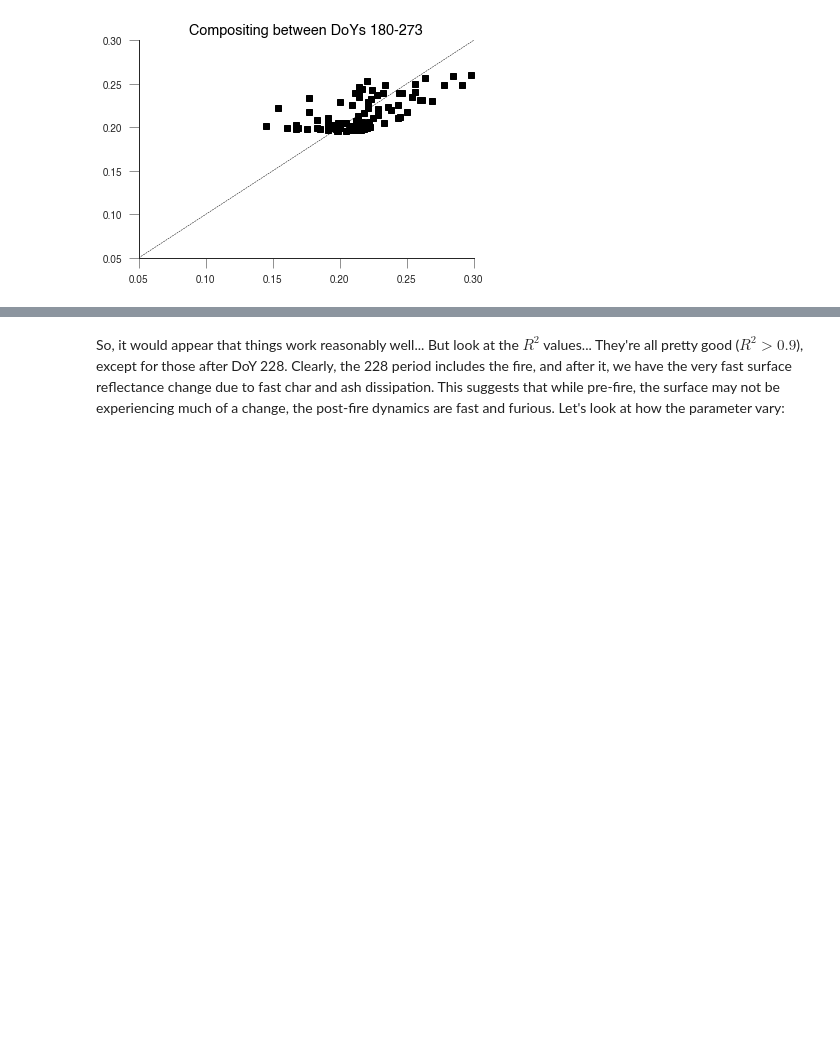
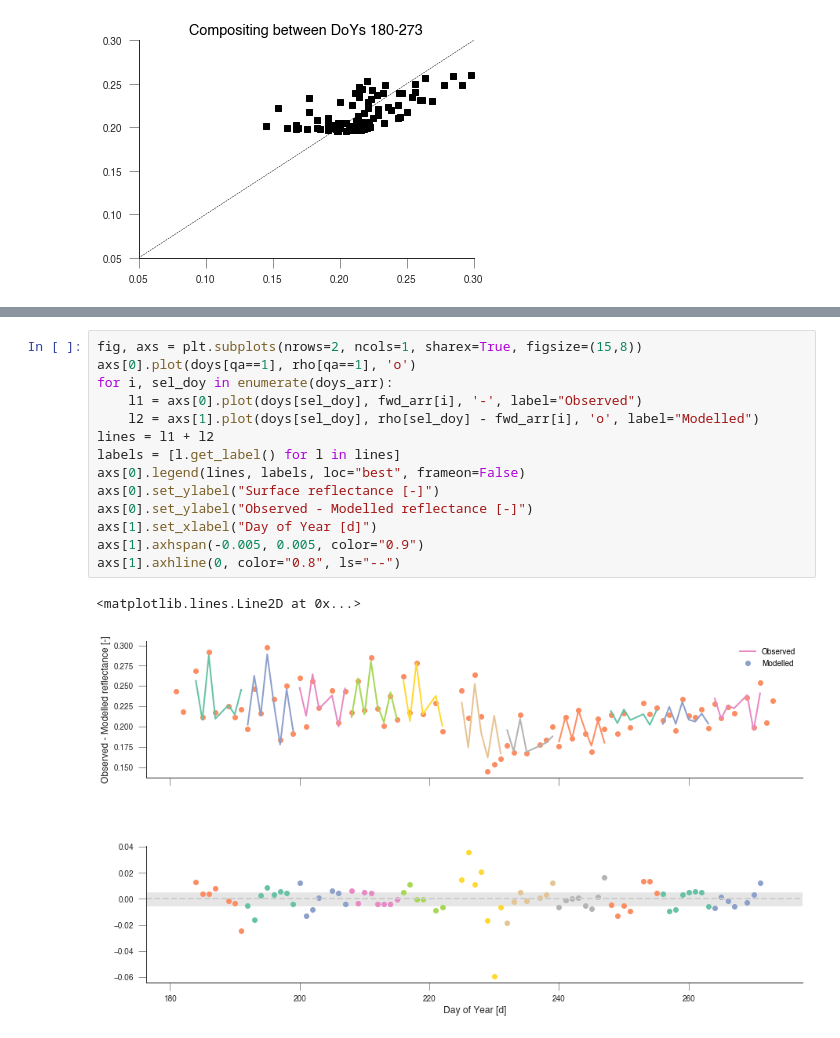
Before and after one commit to jgomezdans/BRDF_modelling, a Jupyter notebook: FunWithBRDF.ipynb, the cells around one changed output, grey strips where cells are left out. Cells and saved outputs as stored; diff of their text form; blank space fills up the shorter version.

```diff
--- a/FunWithBRDF.ipynb
+++ b/FunWithBRDF.ipynb
@@ -252,2 +252,17 @@ R2: 0.912207
-# %% [markdown]
-So, it would appear that things work reasonably well... But look at the $R^2$ values... They're all pretty good ($R^2>0.9$), except for those after DoY 228. Clearly, the 228 period includes the fire, and after it, we have the very fast surface reflectance change due to fast char and ash dissipation. This suggests that while pre-fire, the surface may not be experiencing much of a change, the post-fire dynamics are fast and furious. Let's look at how the parameter vary:
+# %%
+fig, axs = plt.subplots(nrows=2, ncols=1, sharex=True, figsize=(15,8))
+axs[0].plot(doys[qa==1], rho[qa==1], 'o')
+for i, sel_doy in enumerate(doys_arr):
+    l1 = axs[0].plot(doys[sel_doy], fwd_arr[i], '-', label="Observed")
+    l2 = axs[1].plot(doys[sel_doy], rho[sel_doy] - fwd_arr[i], 'o', label="Modelled")
+lines = l1 + l2
+labels = [l.get_label() for l in lines]
+axs[0].legend(lines, labels, loc="best", frameon=False)
+axs[0].set_ylabel("Surface reflectance [-]")
+axs[0].set_ylabel("Observed - Modelled reflectance [-]")
+axs[1].set_xlabel("Day of Year [d]")
+axs[1].axhspan(-0.005, 0.005, color="0.9")
+axs[1].axhline(0, color="0.8", ls="--")
+# %% [output]
+<matplotlib.lines.Line2D at 0x...>
+[figure, added]
```
Also changed, not shown: parts of 21 cells of this notebook, 3 other files.
